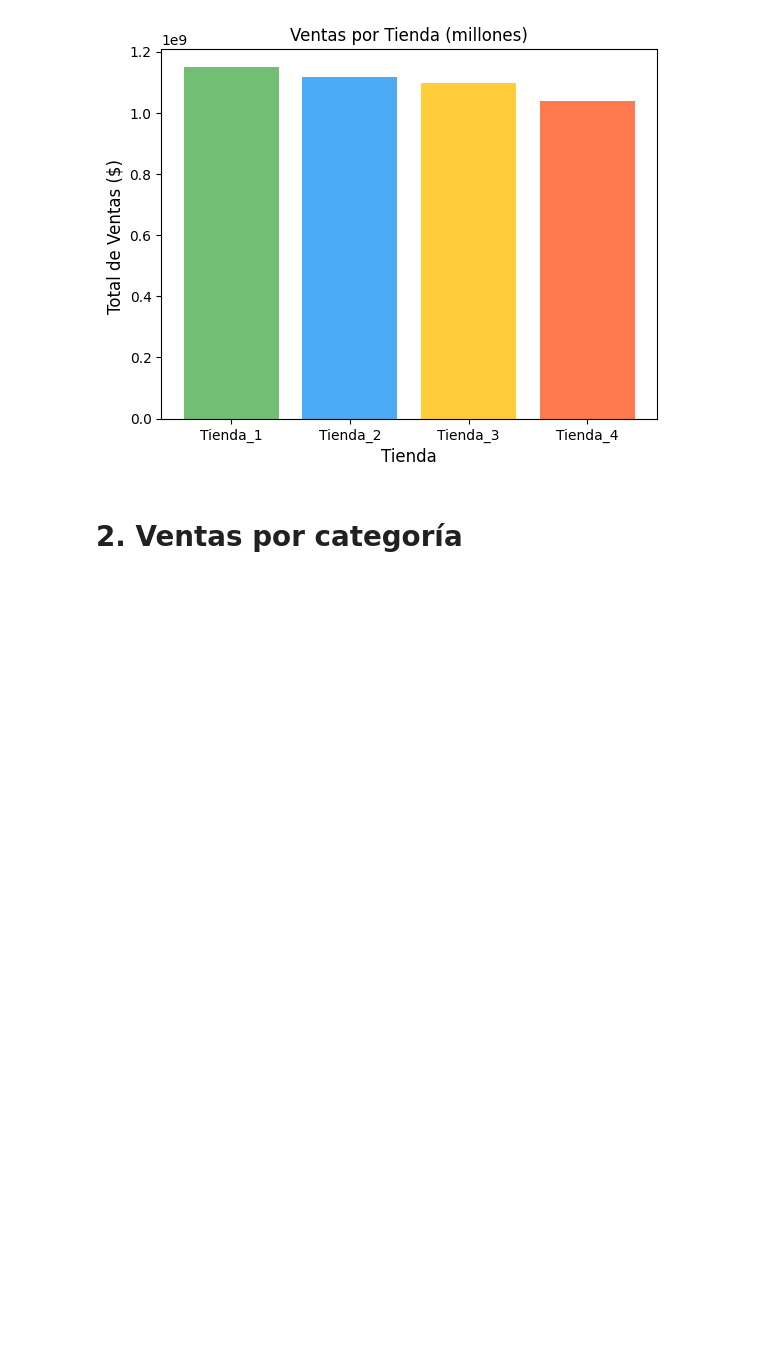
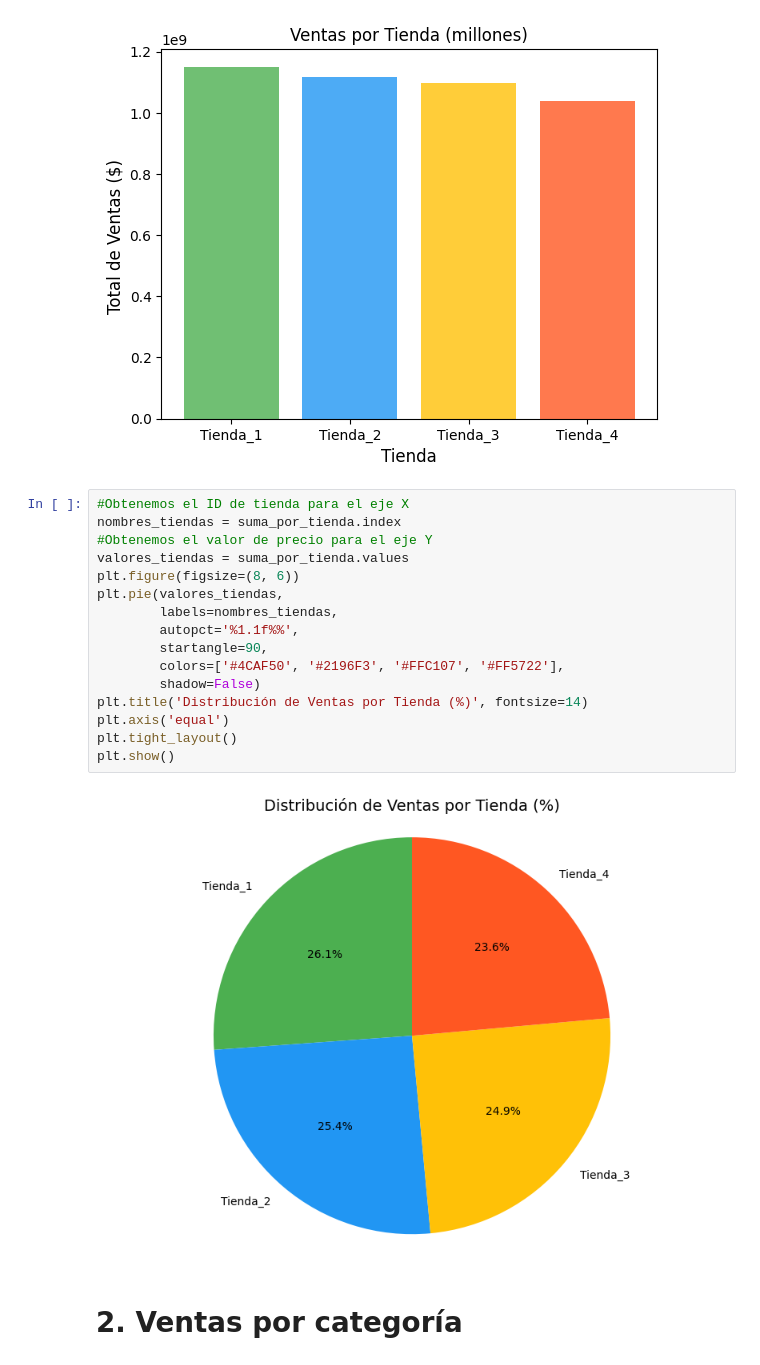
Before and after one commit to JoshDevx/An-lisis-de-Rendimiento---Alura-Store-, a Jupyter notebook: AluraStoreLatam.ipynb, the cells around one changed output. Cells and saved outputs as stored; diff of their text form; blank space fills up the shorter version.

```diff
--- a/AluraStoreLatam.ipynb
+++ b/AluraStoreLatam.ipynb
@@ -77,6 +77,24 @@ plt.ylabel('Total de Ventas ($) ',fontsize=12)
 plt.show()
 # %% [output]
 [figure]
+# %%
+#Obtenemos el ID de tienda para el eje X
+nombres_tiendas = suma_por_tienda.index
+#Obtenemos el valor de precio para el eje Y
+valores_tiendas = suma_por_tienda.values
+plt.figure(figsize=(8, 6))
+plt.pie(valores_tiendas,
+        labels=nombres_tiendas,
+        autopct='%1.1f%%',
+        startangle=90,
+        colors=['#4CAF50', '#2196F3', '#FFC107', '#FF5722'],
+        shadow=False)
+plt.title('Distribución de Ventas por Tienda (%)', fontsize=14)
+plt.axis('equal')
+plt.tight_layout()
+plt.show()
+# %% [output]
+[figure, added]
 # %% [markdown]
 # 2. Ventas por categoría
 # %%
```
Also changed, not shown: parts of 2 cells of this notebook.
